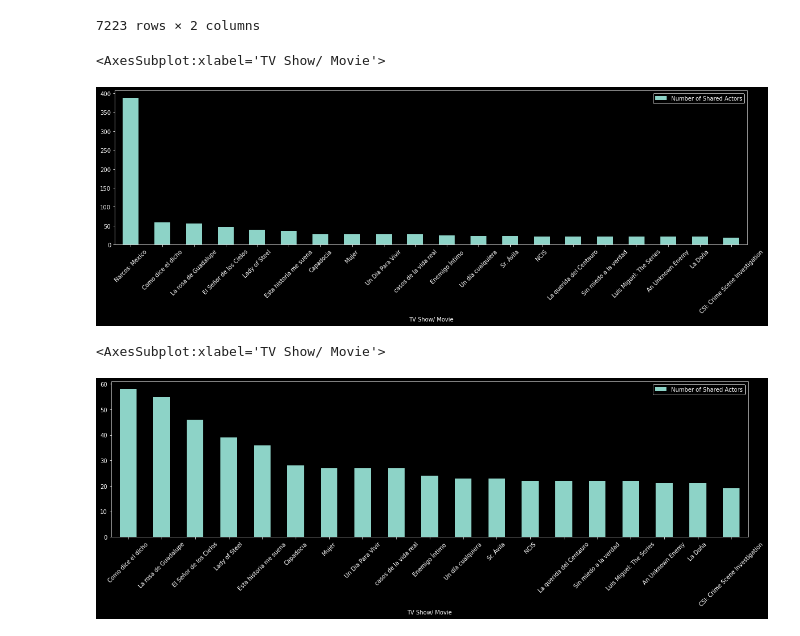
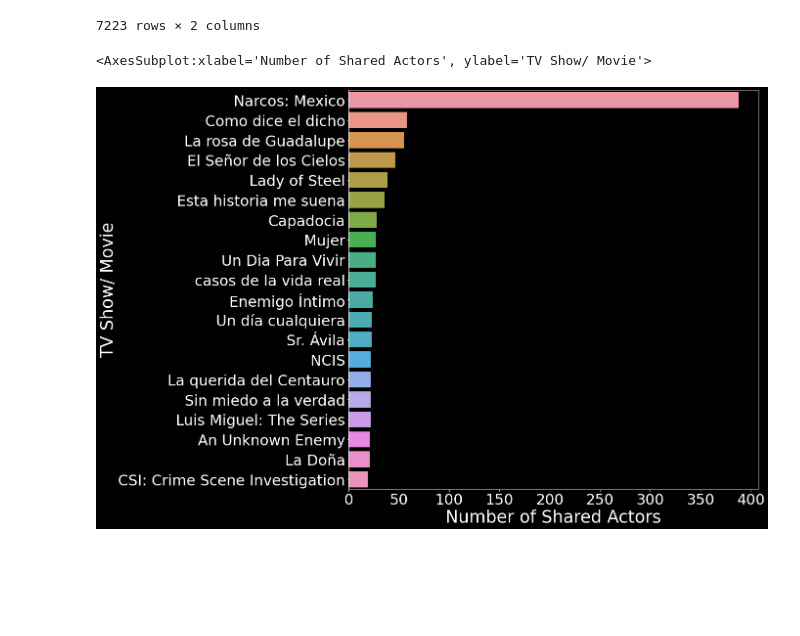
Before and after one commit to ianmorris13/IMDB_scraper, a Jupyter notebook: IMDB_scraper/IMDB_scraper/IMBDnotebook.ipynb, the cells around one changed output. Drawn from its saved outputs; the diff is of its cells as text; code cells hidden in the pictures; blank space fills up the shorter version.

```diff
--- a/IMDB_scraper/IMDB_scraper/IMBDnotebook.ipynb
+++ b/IMDB_scraper/IMDB_scraper/IMBDnotebook.ipynb
@@ -104,20 +104,16 @@ df
 | 7221 | Underfist: Halloween Bash | 1 |
 | 7222 | O Lampião da Estrela | 1 |
 7223 rows × 2 columns
-# %%
-df[:20].plot.bar(x=r'TV Show/ Movie', y= 'Number of Shared Actors', rot=45, figsize = (20,5))
-# %% [output]
-<AxesSubplot:xlabel='TV Show/ Movie'>
-[figure, removed]
-# %%
-df[1:20].plot.bar(x=r'TV Show/ Movie', y= 'Number of Shared Actors', rot=45, figsize = (20,5))
-# sns.barplot(x="gdpPercap",
-#             y="country",
-#             hue = "continent",
-#             palette="dark",
-#             alpha = 0.6,
-#             data=df,
-#             dodge=False)
-# %% [output]
-<AxesSubplot:xlabel='TV Show/ Movie'>
-[figure, removed]
+# %%
+import seaborn as sns
+from matplotlib import pyplot
+fig, ax = pyplot.subplots(figsize=(15,15))
+pyplot.xlabel('xlabel', fontsize=35)
+pyplot.ylabel('ylabel', fontsize=35)
+pyplot.rc('xtick', labelsize=30)
+pyplot.rc('ytick', labelsize=30)
+
+sns.barplot(x='Number of Shared Actors', y= 'TV Show/ Movie', data=df[:20], orient = 'h')
+# %% [output]
+<AxesSubplot:xlabel='Number of Shared Actors', ylabel='TV Show/ Movie'>
+[figure, added]
```
Also changed, not shown: parts of 1 cell of this notebook, 4 other files.
